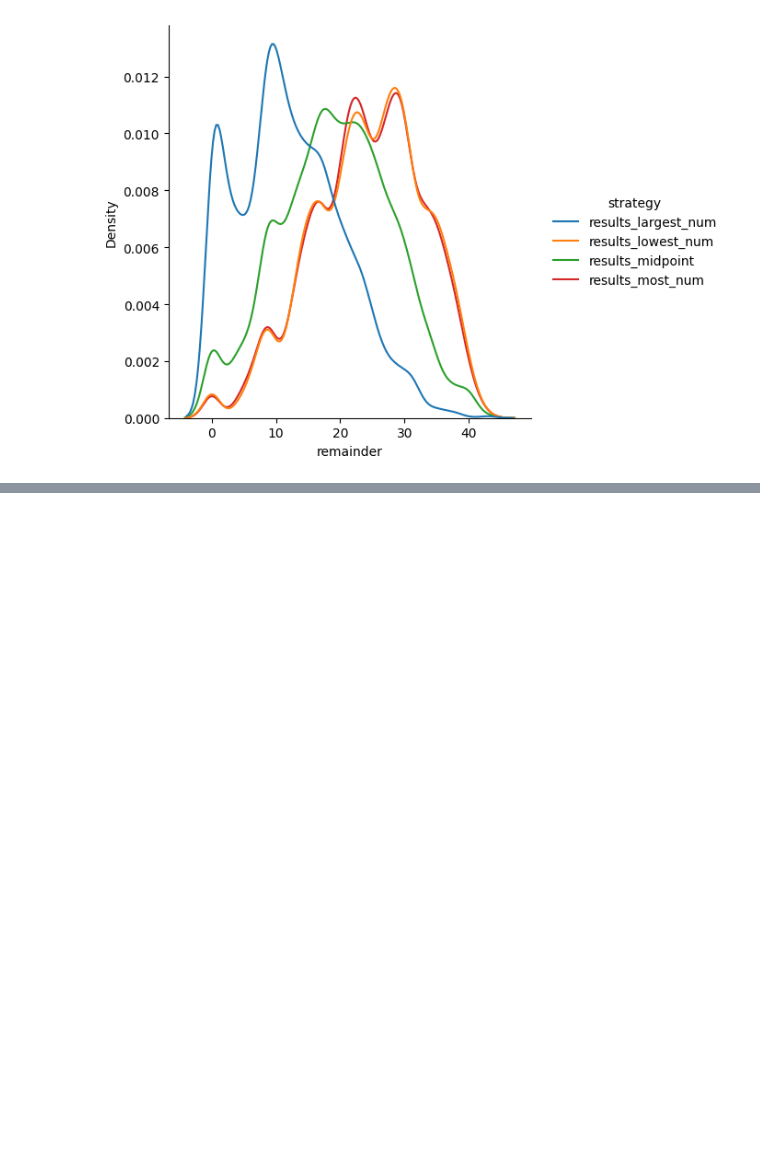
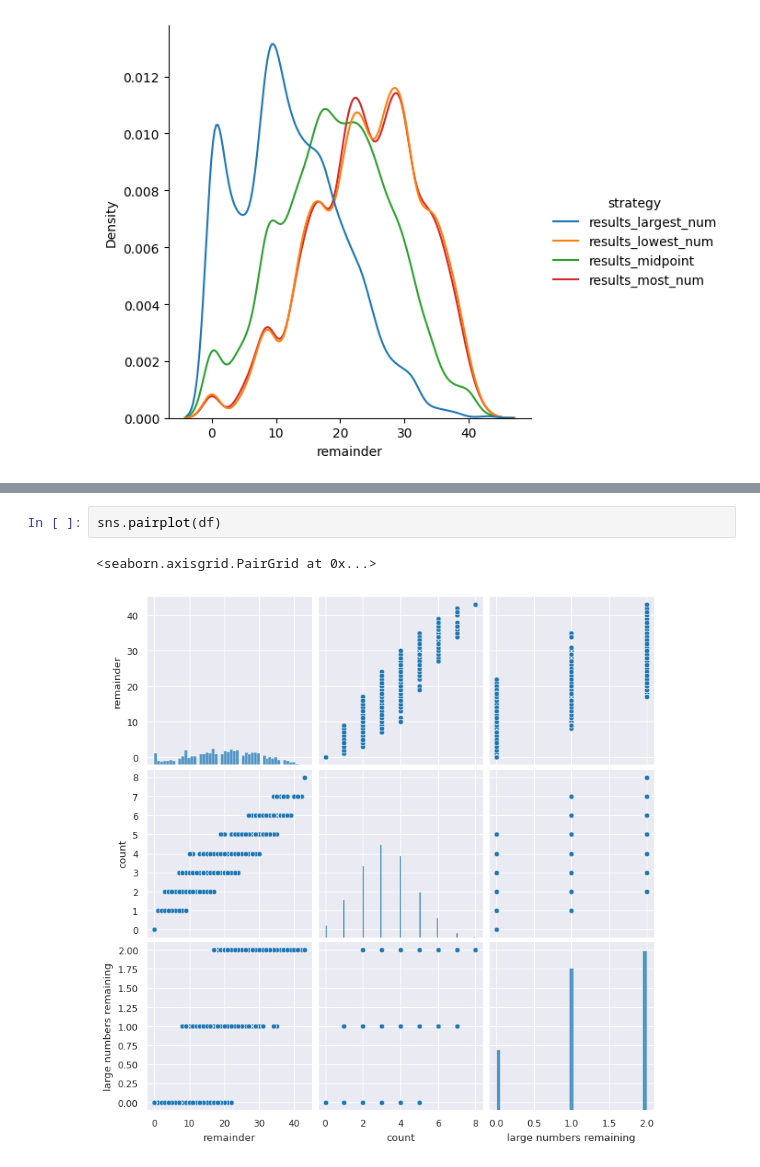
Before and after one commit to segravjf/klackers, a Jupyter notebook: klackers_simulations.ipynb, the cells around one changed output, grey strips where cells are left out. Drawn from its saved outputs; the diff is of its cells as text; blank space fills up the shorter version.

```diff
--- a/klackers_simulations.ipynb
+++ b/klackers_simulations.ipynb
@@ -222,0 +239,5 @@ sns.displot(data = df, x = 'remainder', hue = 'strategy', kind = 'kde')
+# %%
+sns.pairplot(df)
+# %% [output]
+<seaborn.axisgrid.PairGrid at 0x...>
+[figure, added]
```
Also changed, not shown: parts of 4 cells of this notebook.
